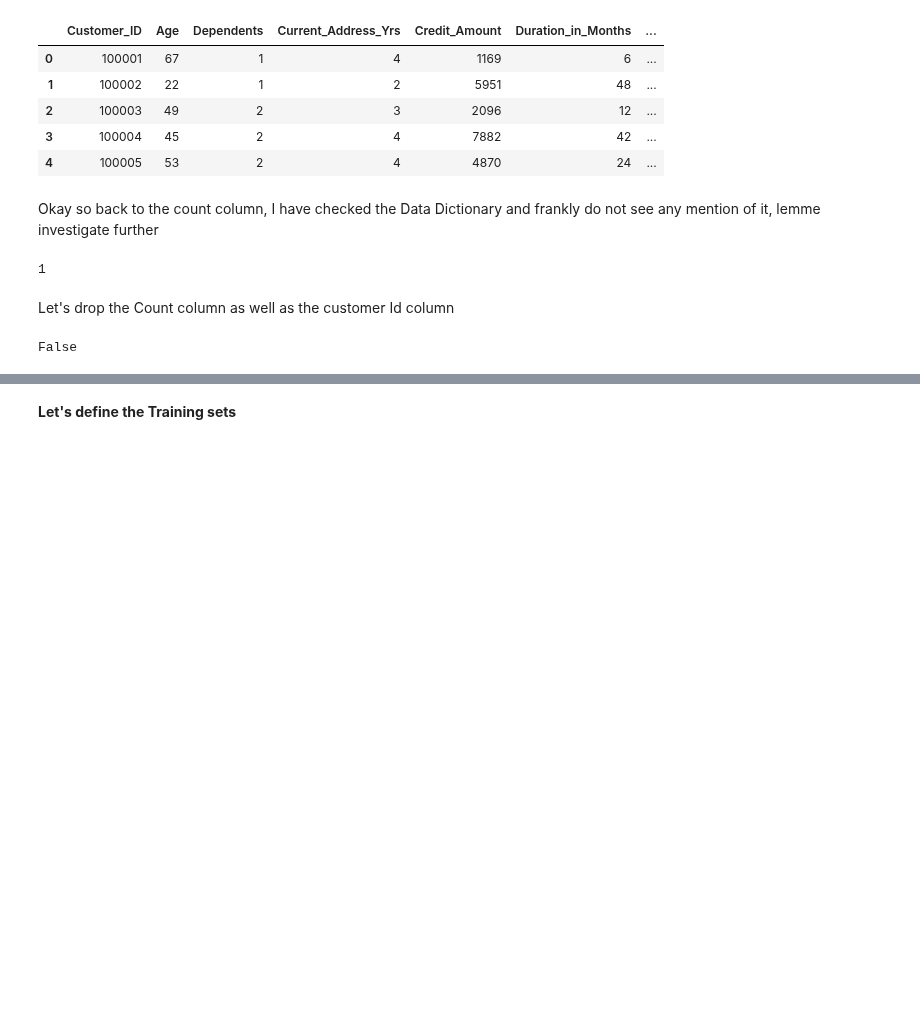
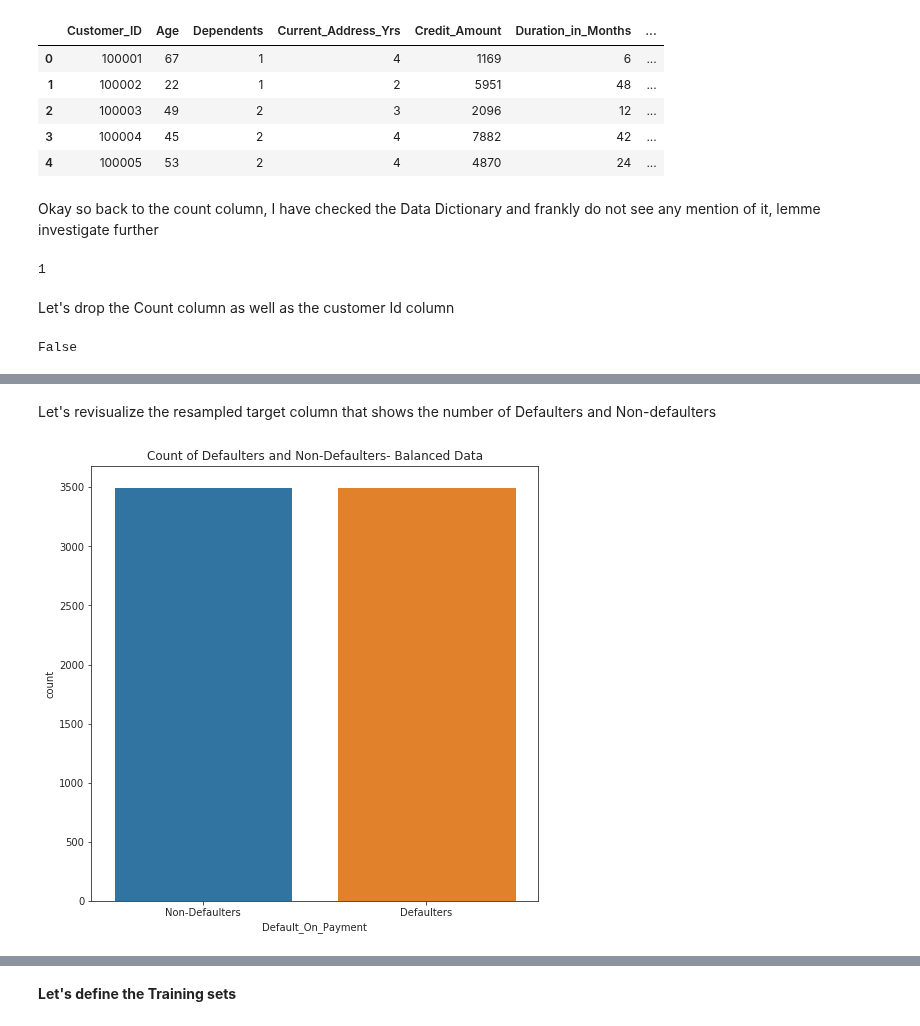
Before and after one commit to Lawrence-Krukrubo/Machine_Learning, a Jupyter notebook: loan_default_classifier.ipynb, the cells around one changed output, grey strips where cells are left out. Saved outputs shown, nothing was run; the diff lists cells and outputs as text; code cells hidden in the pictures; blank space fills up the shorter version.

```diff
--- a/loan_default_classifier.ipynb
+++ b/loan_default_classifier.ipynb
@@ -536,0 +595,3 @@ False
+# %%
+from imblearn.over_sampling import SMOTE
+sm = SMOTE(sampling_strategy='minority', random_state=19, k_neighbors=5)
@@ -537 +633,12 @@ False
+# %% [markdown]
+Let's revisualize the resampled target column that shows the number of Defaulters and Non-defaulters
+# %%
+plt.figure(figsize=(8, 8))
+
+x = resampled_data.Default_On_Payment.replace(to_replace=[0, 1], value=['Non-Defaulters','Defaulters'])
+sns.countplot(x)
+plt.title('Count of Defaulters and Non-Defaulters- Balanced Data')
+plt.show()
+# %% [output]
+[figure, added]
 # %% [markdown]
```
Also changed, not shown: parts of 36 cells of this notebook.
